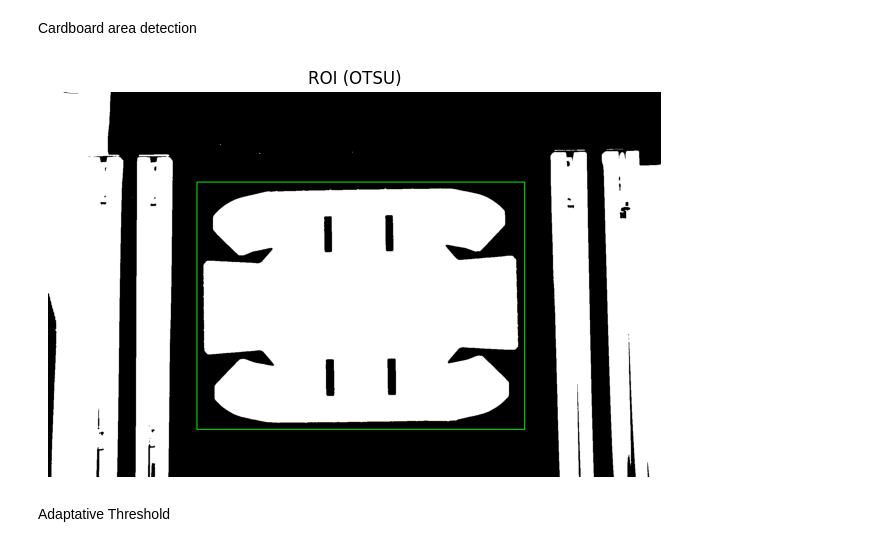
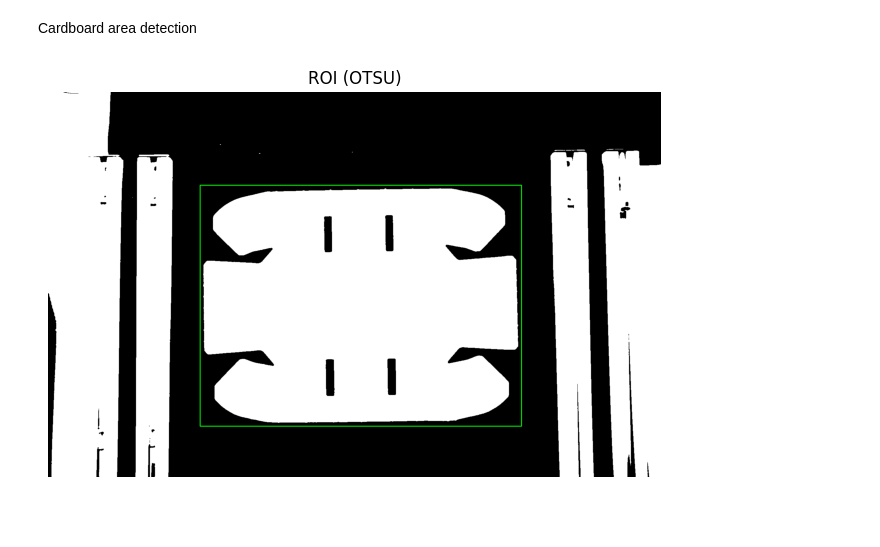
Before and after one commit to fore1806/CBFD, a Jupyter notebook: line_detection.ipynb, the cells around one changed output. Saved outputs shown, nothing was run; the diff lists cells and outputs as text; code cells hidden in the pictures; blank space fills up the shorter version.

```diff
--- a/line_detection.ipynb
+++ b/line_detection.ipynb
@@ -204,31 +205,29 @@ Cardboard area detection
 # %%
 # Find the contours in the image
 contours, _ = cv.findContours(thBIN, cv.RETR_EXTERNAL, cv.CHAIN_APPROX_SIMPLE)
 
 # We search the biggest contour Area Based
 contour_max = max(contours, key=cv.contourArea)
 
 # Bounding box of the biggest contour
 x, y, w, h = cv.boundingRect(contour_max)
 
 # We expand the ROI
-margin = 20  # Additional pixels to the ROI
+margin = 10  # Additional pixels to the ROI
 x_roi = max(x - margin, 0)
 y_roi = max(y - margin, 0)
 w_roi = min(w + 2 * margin, thBIN.shape[1] - x_roi)
 h_roi = min(h + 2 * margin, thBIN.shape[0] - y_roi)  #With ROI coordinates we can select the desired part of the image
 
 # Draw a green rectangle using BGR
 img_with_roi = cv.cvtColor(thBIN, cv.COLOR_GRAY2BGR)
 cv.rectangle(img_with_roi, (x_roi, y_roi), (x_roi + w_roi, y_roi + h_roi), (0, 255, 0), 2)
 
 # We show the image with the ROI detected
 plt.figure(figsize=(10, 5))
 plt.imshow(img_with_roi)
 plt.title("ROI (OTSU)")
 plt.axis("off")
 plt.show()
 # %% [output]
-[figure, old version]
+[figure, new version]
-# %% [markdown]
-Adaptative Threshold
```
Also changed, not shown: parts of 10 cells of this notebook.
